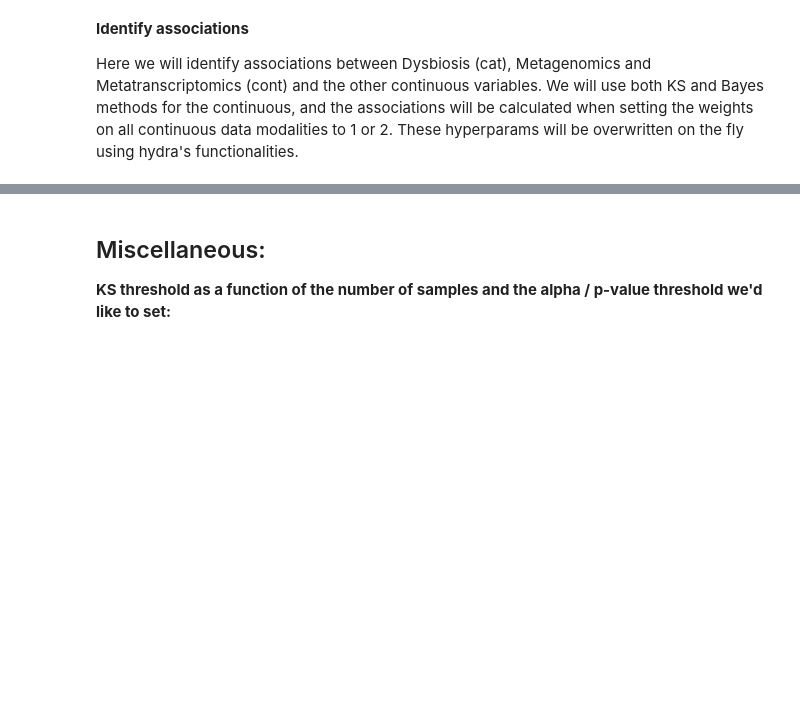
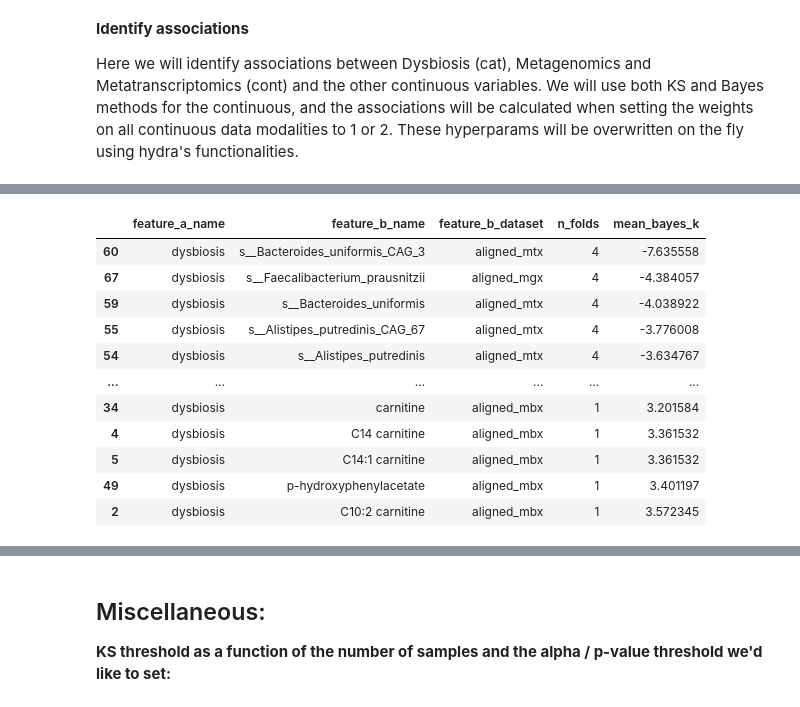
Before and after one commit to RasmussenLab/VAEs_for_biomedical_data_integration, a Jupyter notebook: scripts/On_the_use_of_VAEs_for_biomedical_data_integration.ipynb, the cells around one changed output, grey strips where cells are left out. Saved outputs shown, nothing was run; the diff lists cells and outputs as text; code cells hidden in the pictures; blank space fills up the shorter version.

Commit message:
:sparkles: Added k-fold data splitting on IBDMDB

```diff
--- a/scripts/On_the_use_of_VAEs_for_biomedical_data_integration.ipynb
+++ b/scripts/On_the_use_of_VAEs_for_biomedical_data_integration.ipynb
@@ -3295,0 +3298,86 @@ ks_sorted[ks_sorted["feature_b_dataset"] == "aligned_mbx"].head(25)
+# %%
+### K-fold cross-validation of the associations
+
+import numpy as np
+import pandas as pd
+from pathlib import Path
+from sklearn.model_selection import KFold
+
+# ── Config ────────────────────────────────────────────────────────────────────
+N_FOLDS       = 4
+N_REFITS      = 24
+NUM_EPOCHS    = 400
+BAYES_SIG_THR = 0.05
+LAT, HID, BET = 32, 256, 0.0001
+
+BASE_CMD = (
+    f"move-dl data=ibdmdb task=ibdmdb__id_assoc_bayes "
+    f"task.model.beta={BET} task.model.num_latent={LAT} "
+    f'"task.model.num_hidden=[{HID}]" '
+    f"task.target_dataset=aligned_dysbiosis task.target_value=1 "
+    f"task.num_refits={N_REFITS} task.sig_threshold={BAYES_SIG_THR} "
+    f"task.training_loop.num_epochs={NUM_EPOCHS} "
+    "data.continuous_inputs.0.weight=2 "
+    "data.continuous_inputs.1.weight=2 "
+    "data.continuous_inputs.2.weight=2"
+)
+
+# ── Helpers ───────────────────────────────────────────────────────────────────
+def write_fold_ids(ids, path):
+    Path(path).write_text("\n".join(ids) + "\n")
+
+def run_fold(fold_idx, train_ids):
+    """Encode fold data, train MOVE, find associations; return result TSV path."""
+    ids_name   = f"ibdmdb_fold{fold_idx}_train"
+    interim    = f"interim_data_ibdmdb_fold{fold_idx}/"
+    results    = f"results_ibdmdb_fold{fold_idx}/"
+    fold_flags = (
+        f"data.sample_names={ids_name} "
+        f"data.interim_data_path={interim} "
+        f"data.results_path={results}"
+    )
+    write_fold_ids(train_ids, f"ibdmdb_data/{ids_name}.txt")
+    print(f"\n=== Fold {fold_idx}  (n_train={len(train_ids)}) ===")
+    # Step 1: preprocess fold-specific samples into interim_data_ibdmdb_fold{k}/
+    get_ipython().system(f"move-dl data=ibdmdb task=encode_data {fold_flags}")
+    # Step 2: train MOVE and identify associations on the preprocessed fold data
+    get_ipython().system(f"{BASE_CMD} {fold_flags}")
+    return Path(f"{results}identify_associations/results_sig_assoc_bayes.tsv")
+
+def load_fold_result(tsv_path, fold_idx):
+    if not tsv_path.exists():
+        print(f"WARNING: no results for fold {fold_idx}")
+        return None
+    df = pd.read_csv(tsv_path, sep="\t")
+    df["fold"] = fold_idx
+    return df
+
+# ── Run k-fold ────────────────────────────────────────────────────────────────
+all_ids = [s for s in Path("ibdmdb_data/ibdmdb.ids.txt").read_text().splitlines() if s]
+kf      = KFold(n_splits=N_FOLDS, shuffle=True, random_state=42)
+dfs     = []
+
+for fold_idx, (train_idx, _) in enumerate(kf.split(all_ids)):
+    train_ids = [all_ids[i] for i in train_idx]
+    df = load_fold_result(run_fold(fold_idx, train_ids), fold_idx)
+    if df is not None:
+        dfs.append(df)
+
+# ── Merge & count ─────────────────────────────────────────────────────────────
+all_results = pd.concat(dfs, ignore_index=True)
+
+summary = (
+    all_results
+    .groupby(["feature_a_name", "feature_b_name", "feature_b_dataset"])
+    .agg(n_folds=("fold", "nunique"), mean_bayes_k=("bayes_k", "mean"))
+    .reset_index()
+    .sort_values(["n_folds", "mean_bayes_k"], ascending=[False, True])
+)
+
+print(f"\nAssociations found in \u22651 fold : {len(summary)}")
+print(f"Associations found in all {N_FOLDS} folds: {(summary.n_folds == N_FOLDS).sum()}")
+out_path = "results_ibdmdb_kfold_summary.tsv"
+summary.to_csv(out_path, sep="\t", index=False)
+print(f"Saved \u2192 {out_path}")
+summary
+# %% [output]
@@ -3295,0 +3401,12 @@ ks_sorted[ks_sorted["feature_b_dataset"] == "aligned_mbx"].head(25)
+|  | feature_a_name | feature_b_name | feature_b_dataset | n_folds | mean_bayes_k |
+| 60 | dysbiosis | s__Bacteroides_uniformis_CAG_3 | aligned_mtx | 4 | -7.635558 |
+| 67 | dysbiosis | s__Faecalibacterium_prausnitzii | aligned_mgx | 4 | -4.384057 |
+| 59 | dysbiosis | s__Bacteroides_uniformis | aligned_mtx | 4 | -4.038922 |
+| 55 | dysbiosis | s__Alistipes_putredinis_CAG_67 | aligned_mtx | 4 | -3.776008 |
+| 54 | dysbiosis | s__Alistipes_putredinis | aligned_mtx | 4 | -3.634767 |
+| ... | ... | ... | ... | ... | ... |
+| 34 | dysbiosis | carnitine | aligned_mbx | 1 | 3.201584 |
+| 4 | dysbiosis | C14 carnitine | aligned_mbx | 1 | 3.361532 |
+| 5 | dysbiosis | C14:1 carnitine | aligned_mbx | 1 | 3.361532 |
+| 49 | dysbiosis | p-hydroxyphenylacetate | aligned_mbx | 1 | 3.401197 |
+| 2 | dysbiosis | C10:2 carnitine | aligned_mbx | 1 | 3.572345 |
```
Also changed, not shown: parts of 5 cells of this notebook.
